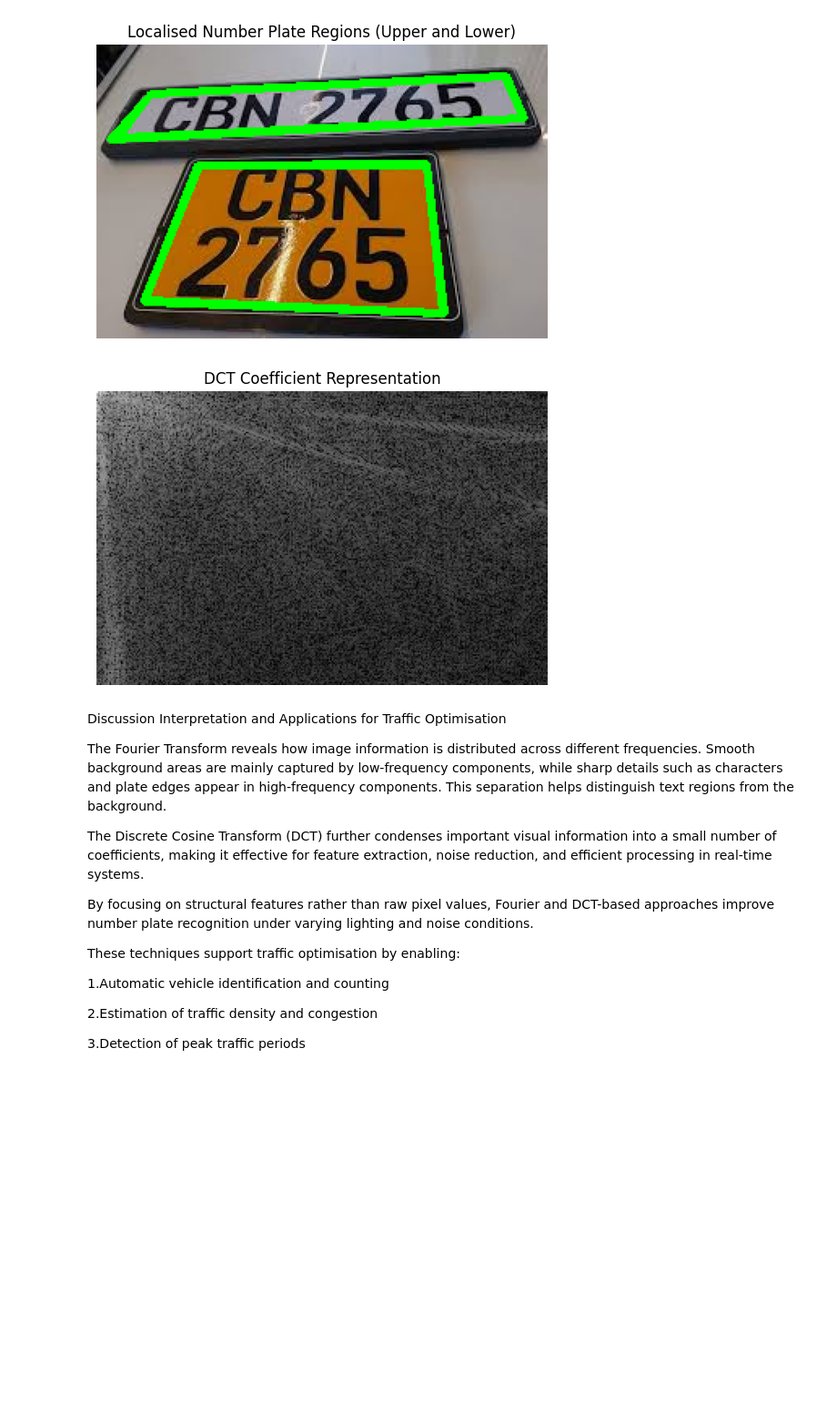
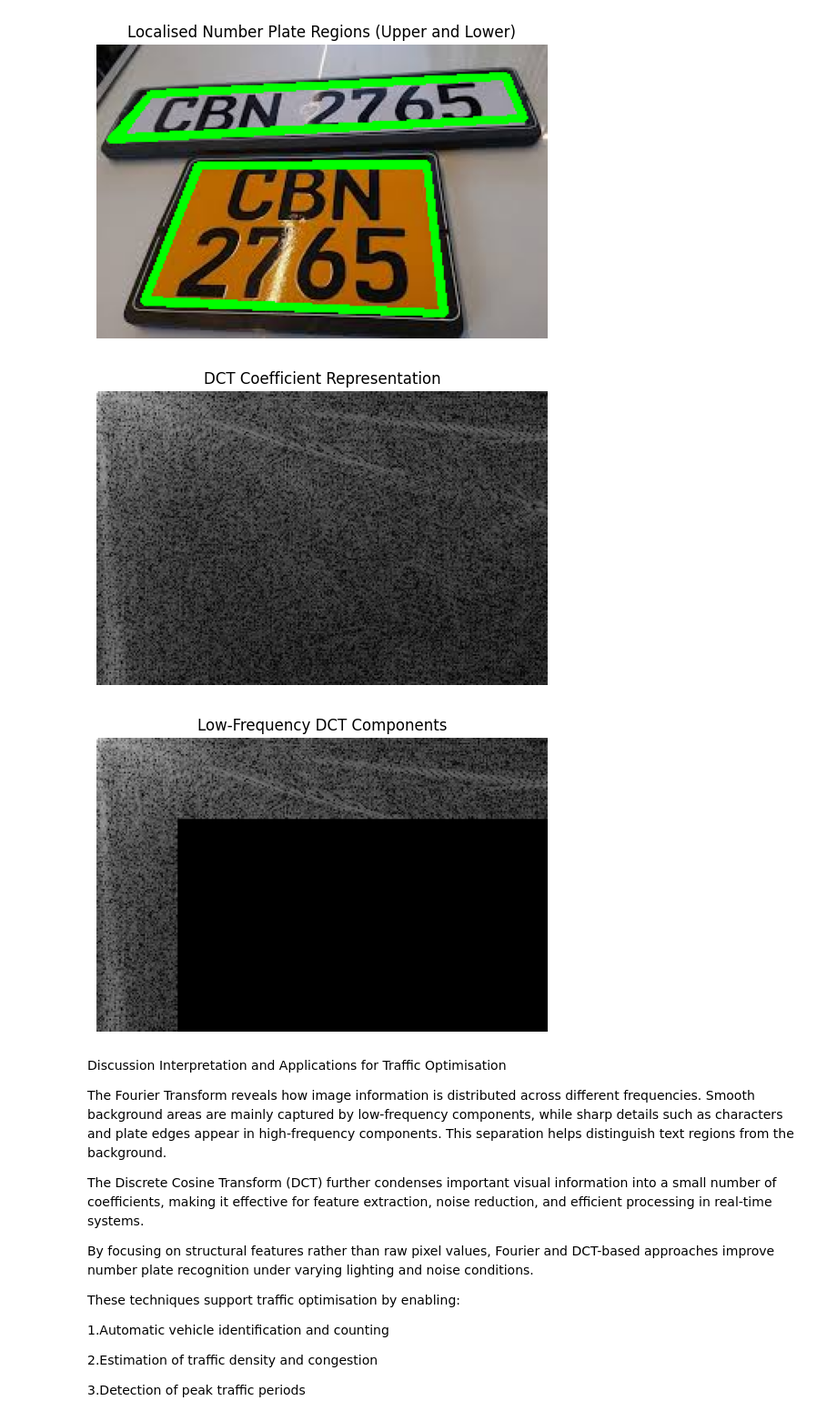
Before and after one commit to shavindukesara/CM2607-CW-Advanced-Mathematics, a Jupyter notebook: CM2607_CW_2425582.ipynb, the cells around one changed output. Shown at 91% size. Saved outputs shown, nothing was run; the diff lists cells and outputs as text; code cells hidden in the pictures; blank space fills up the shorter version.

```diff
--- a/CM2607_CW_2425582.ipynb
+++ b/CM2607_CW_2425582.ipynb
@@ -340,15 +340,25 @@ plt.show()
 # %%
 #Discrete Cosine Transform (DCT) Analysis
 # Apply Discrete Cosine Transform
 dct_image = cv2.dct(np.float32(gray))
 
 # Display DCT coefficients
 plt.imshow(np.log(np.abs(dct_image) + 1), cmap="gray")
 plt.title("DCT Coefficient Representation")
 plt.axis("off")
 plt.show()
+
+# Keep only low-frequency DCT coefficients
+dct_low = dct_image.copy()
+dct_low[50:, 50:] = 0
+
+plt.imshow(np.log(np.abs(dct_low) + 1), cmap="gray")
+plt.title("Low-Frequency DCT Components")
+plt.axis("off")
+plt.show()
 # %% [output]
 [figure]
+[figure, added]
 # %% [markdown]
 Discussion
 Interpretation and Applications for Traffic Optimisation
```
